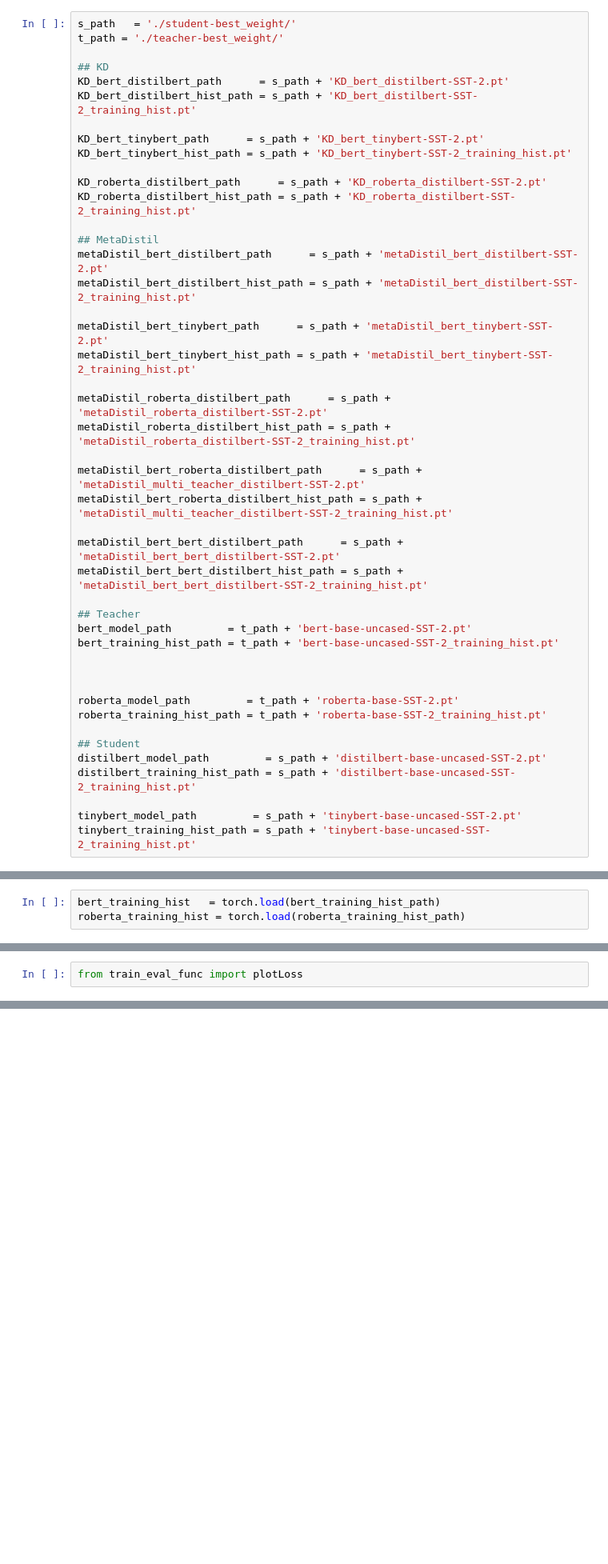
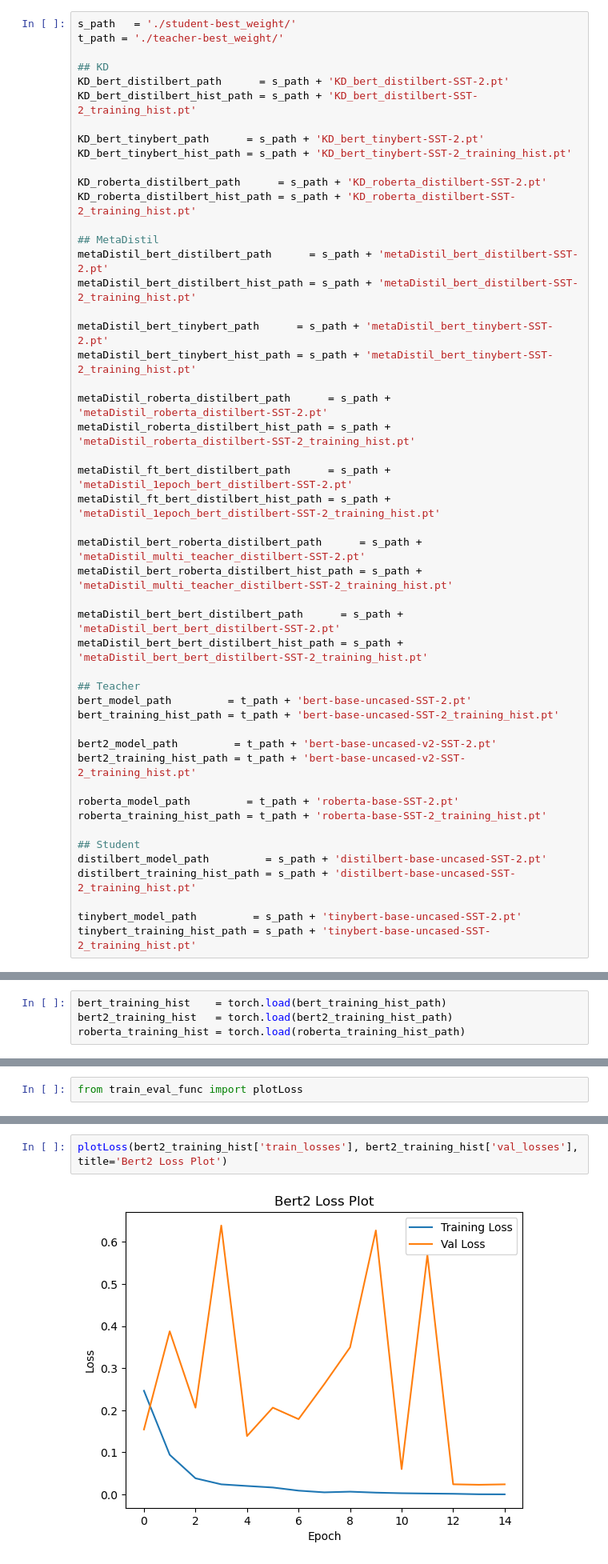
Before and after one commit to aal2015/NLP-Project, a Jupyter notebook: models_analysis.ipynb, the cells around one changed output, grey strips where cells are left out. Shown at 80% size. Cells and saved outputs as stored; diff of their text form; blank space fills up the shorter version.

```diff
--- a/models_analysis.ipynb
+++ b/models_analysis.ipynb
@@ -24,6 +24,9 @@ metaDistil_bert_tinybert_hist_path = s_path + 'metaDistil_bert_tinybert-SST-2_tr
 metaDistil_roberta_distilbert_path      = s_path + 'metaDistil_roberta_distilbert-SST-2.pt'
 metaDistil_roberta_distilbert_hist_path = s_path + 'metaDistil_roberta_distilbert-SST-2_training_hist.pt'
 
+metaDistil_ft_bert_distilbert_path      = s_path + 'metaDistil_1epoch_bert_distilbert-SST-2.pt'
+metaDistil_ft_bert_distilbert_hist_path = s_path + 'metaDistil_1epoch_bert_distilbert-SST-2_training_hist.pt'
+
 metaDistil_bert_roberta_distilbert_path      = s_path + 'metaDistil_multi_teacher_distilbert-SST-2.pt'
 metaDistil_bert_roberta_distilbert_hist_path = s_path + 'metaDistil_multi_teacher_distilbert-SST-2_training_hist.pt'
 
@@ -34,7 +37,8 @@ metaDistil_bert_bert_distilbert_hist_path = s_path + 'metaDistil_bert_bert_disti
 bert_model_path         = t_path + 'bert-base-uncased-SST-2.pt'
 bert_training_hist_path = t_path + 'bert-base-uncased-SST-2_training_hist.pt'
 
-
+bert2_model_path         = t_path + 'bert-base-uncased-v2-SST-2.pt'
+bert2_training_hist_path = t_path + 'bert-base-uncased-v2-SST-2_training_hist.pt'
 
 roberta_model_path         = t_path + 'roberta-base-SST-2.pt'
 roberta_training_hist_path = t_path + 'roberta-base-SST-2_training_hist.pt'
@@ -244,7 +260,8 @@ You should probably TRAIN this model on a down-stream task to be able to use it
 # %%
 import torch
 # %%
-bert_training_hist   = torch.load(bert_training_hist_path)
+bert_training_hist    = torch.load(bert_training_hist_path)
+bert2_training_hist   = torch.load(bert2_training_hist_path)
 roberta_training_hist = torch.load(roberta_training_hist_path)
 # %% [markdown]
 #### Loss Plot
@@ -254,6 +271,10 @@ from train_eval_func import plotLoss
 plotLoss(bert_training_hist['train_losses'], bert_training_hist['val_losses'], title='Bert Loss Plot')
 # %% [output]
 [figure]
+# %%
+plotLoss(bert2_training_hist['train_losses'], bert2_training_hist['val_losses'], title='Bert2 Loss Plot')
+# %% [output]
+[figure, added]
 # %%
 plotLoss(roberta_training_hist['train_losses'], roberta_training_hist['val_losses'], title='Roberta Loss Plot')
 # %% [output]
```
Also changed, not shown: parts of 30 cells of this notebook, 3 other files.
